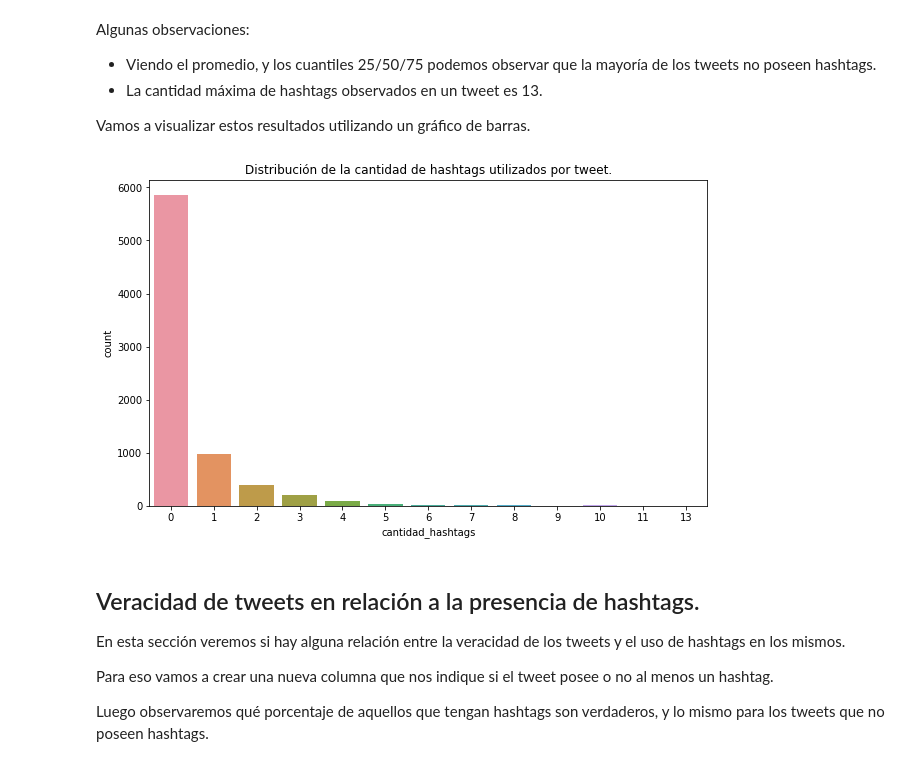
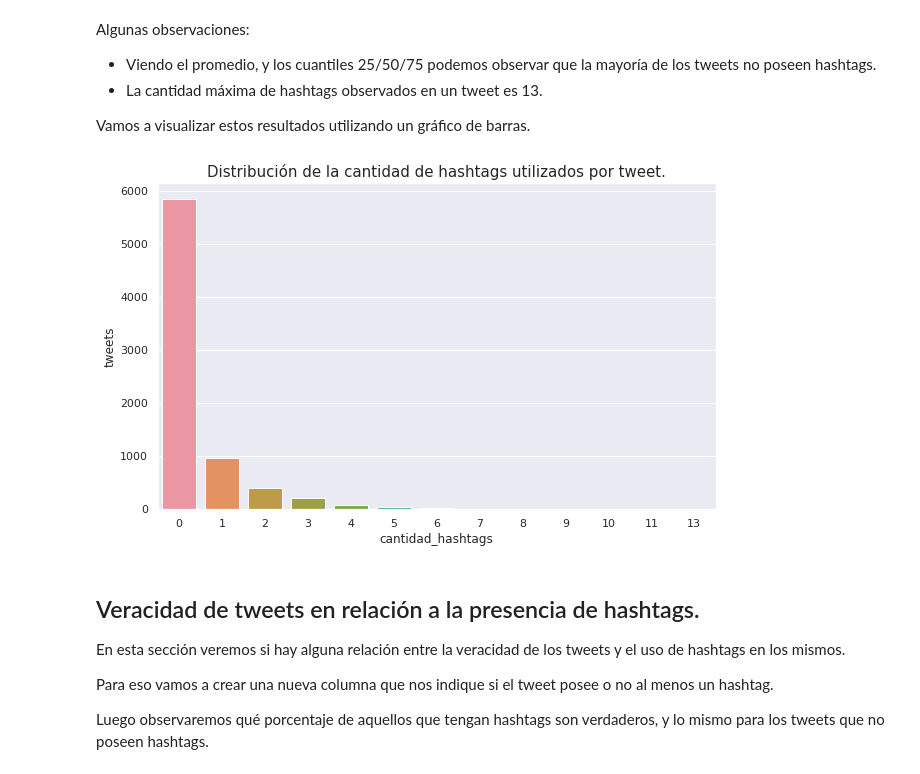
Before and after one commit to yuquimura/Trabajo-Practico-1, a Jupyter notebook: notebooks/analisis_hashtags.ipynb, the cells around one changed output. Saved outputs shown, nothing was run; the diff lists cells and outputs as text; code cells hidden in the pictures.

```diff
--- a/notebooks/analisis_hashtags.ipynb
+++ b/notebooks/analisis_hashtags.ipynb
@@ -7,15 +7,20 @@ La idea principal es ver si existe alguna relación entre estos y la veracidad d
 # %%
 import pandas as pd
 import seaborn as sns
+import numpy as np
+from PIL import Image
 import matplotlib.pyplot as plt
 from wordcloud import WordCloud
+sns.set()
 # %%
-def countplot(df_data, column, title):
+def countplot(df_data, column, title, ylabel, filename):
     fig_size = (10,6)
     fig, ax = plt.subplots(figsize=fig_size)
 
     sns.countplot(x=column, data=df_data)
-    plt.title(title)
+    plt.title(title, fontsize=15)
+    plt.ylabel(ylabel)
+    plt.savefig('hashtags_img/'+filename+'.png')
     plt.show()
 # %%
 df = pd.read_csv("../dataset/train.csv", encoding='utf-8', usecols=['text', 'target'])
@@ -81,9 +86,12 @@ Algunas observaciones:
 
 Vamos a visualizar estos resultados utilizando un gráfico de barras.
 # %%
-countplot(df, 'cantidad_hashtags', 'Distribución de la cantidad de hashtags utilizados por tweet.')
+countplot(df, 'cantidad_hashtags', \
+          'Distribución de la cantidad de hashtags utilizados por tweet.',\
+          'tweets',\
+          'hashtags_dist')
 # %% [output]
-[figure, old version]
+[figure, new version]
 # %% [markdown]
 ## Veracidad de tweets en relación a la presencia de hashtags.
 
```
Also changed, not shown: parts of 12 cells of this notebook, 10 other files.
